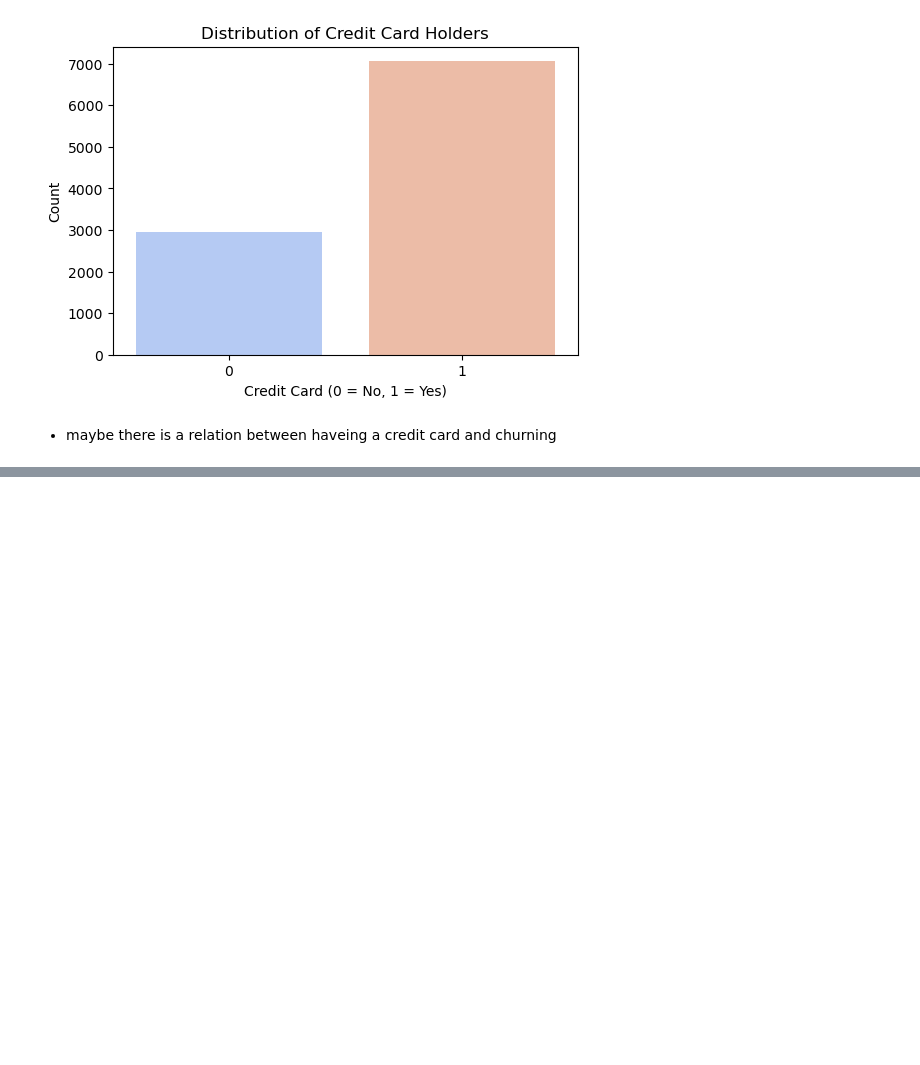
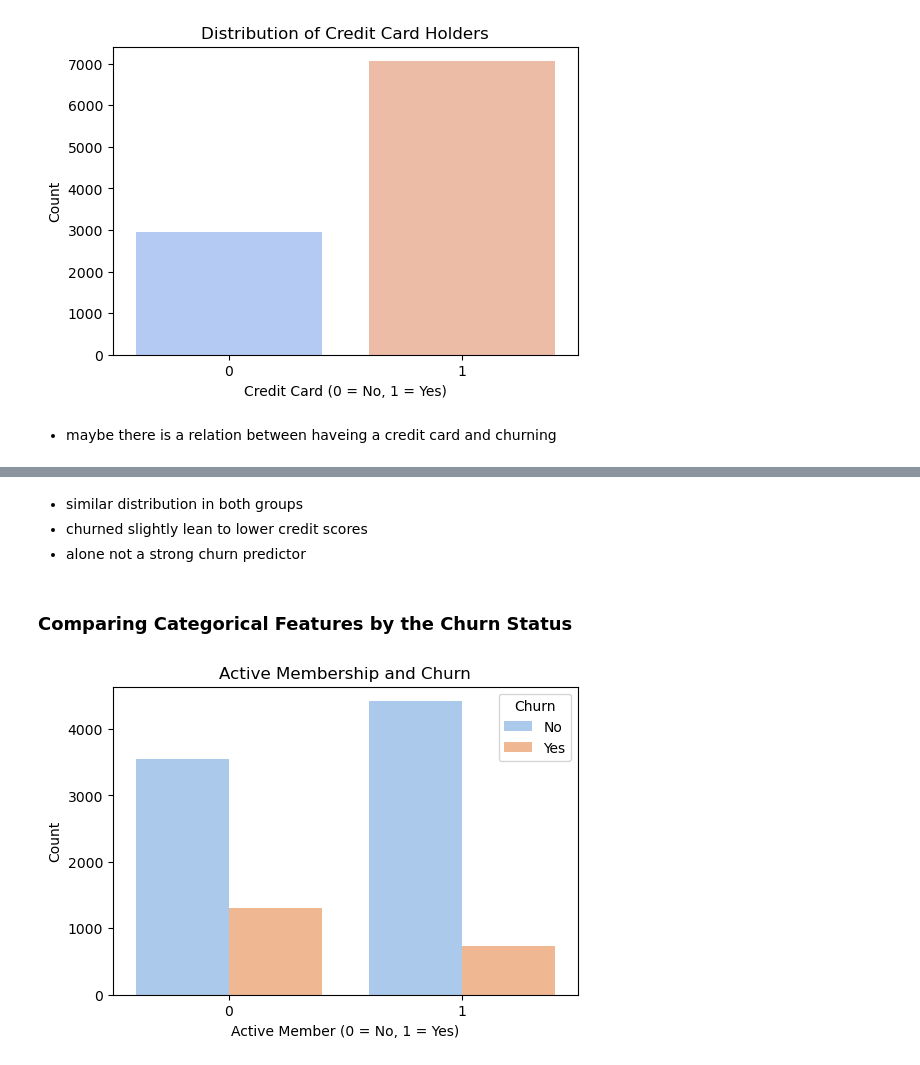
Before and after one commit to ejarazi2004/customer-churn-prediction, a Jupyter notebook: notebooks/01_exploratory_data_analysis.ipynb, the cells around one changed output, grey strips where cells are left out. Saved outputs shown, nothing was run; the diff lists cells and outputs as text; code cells hidden in the pictures; blank space fills up the shorter version.

```diff
--- a/notebooks/01_exploratory_data_analysis.ipynb
+++ b/notebooks/01_exploratory_data_analysis.ipynb
@@ -185,0 +226,17 @@ plt.show()
+# %% [markdown]
+- similar distribution in both groups
+- churned slightly lean to lower credit scores
+- alone not a strong churn predictor
+# %% [markdown]
+### Comparing Categorical Features by the Churn Status
+# %%
+plt.figure(figsize=(6, 4))
+sns.countplot(x=df['active_member'], hue=df['churn'], palette='pastel')
+plt.xlabel("Active Member (0 = No, 1 = Yes)")
+plt.ylabel("Count")
+plt.title("Active Membership and Churn")
+plt.legend(title="Churn", labels=["No", "Yes"])
+save_fig("eda-cat-active-memb-churn")
+plt.show()
+# %% [output]
+[figure, added]
```
Also changed, not shown: parts of 22 cells of this notebook.
